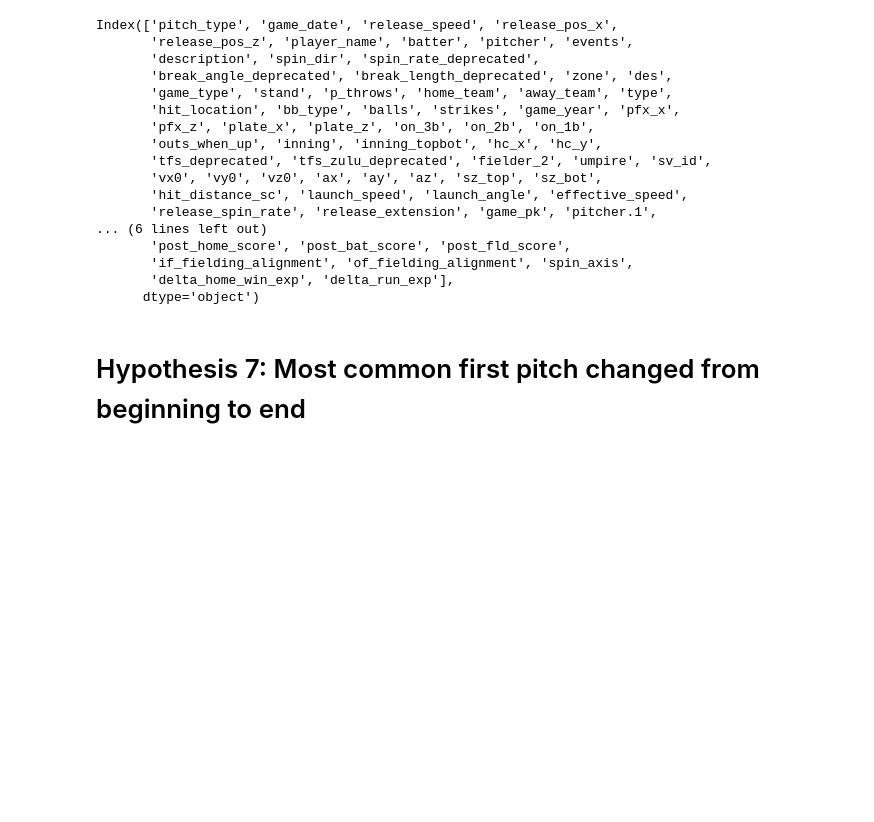
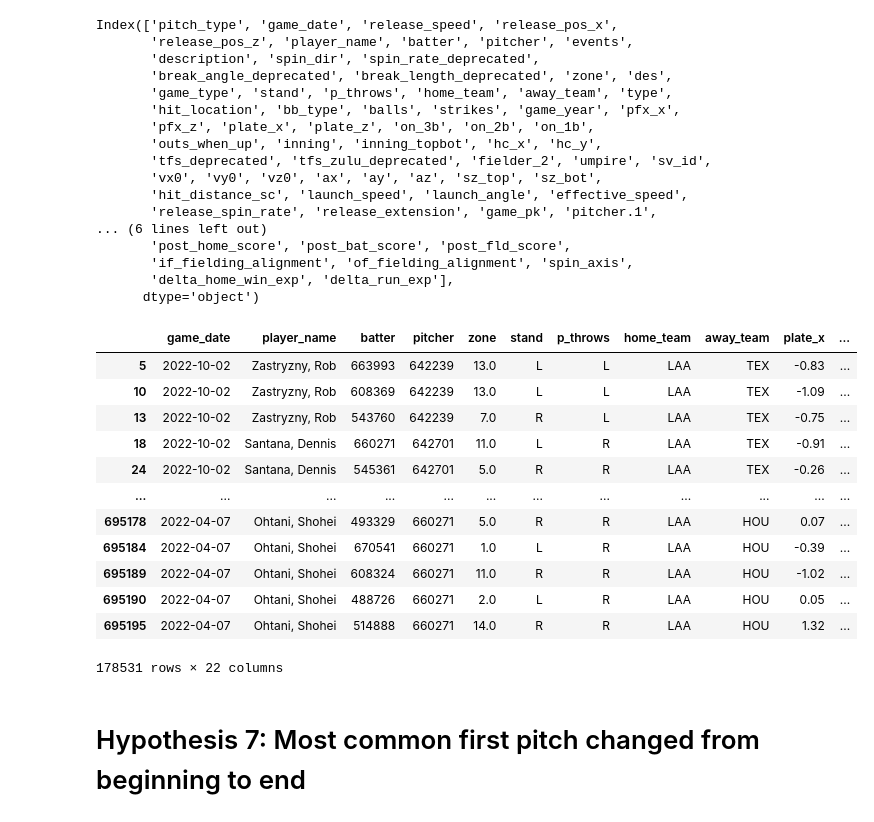
Before and after one commit to arridani/w209-final, a Jupyter notebook: notebooks/hypothesis7_eda.ipynb, the cells around one changed output. Saved outputs shown, nothing was run; the diff lists cells and outputs as text; code cells hidden in the pictures; blank space fills up the shorter version.

```diff
--- a/notebooks/hypothesis7_eda.ipynb
+++ b/notebooks/hypothesis7_eda.ipynb
@@ -34,12 +39,20 @@ first_pitch_df = df[(df.balls == 0) &
 columns = ['game_date', 'player_name', 'batter', 'pitcher','zone',
        'stand', 'p_throws', 'home_team', 'away_team', 'plate_x', 'plate_z',
        'outs_when_up', 'inning', 'inning_topbot',
-       'pitch_name',
+       'pitch_name', 'description',
        'home_score', 'away_score', 'delta_home_win_exp', 'delta_run_exp']
 
 first_pitch_df = first_pitch_df[columns]
 first_pitch_df = first_pitch_df.dropna(axis=0)
 first_pitch_df['labeled_pitch'] = ['Fastball' if 'Fastball' in str(x) else 'Off Speed' for x in first_pitch_df.pitch_name]
+first_pitch_df['labeled_outcome'] = ['strike' if x in ['foul_tip', 'foul', 'called_strike', 'swinging_strike',
+                                                      'foul_bunt', 'swinging_strike_blocked', 'missed_bunt', 'bunt_foul_tip']
+                                     else x for x in first_pitch_df.description]
+first_pitch_df['labeled_outcome'] = ['ball' if x in ['ball', 'blocked_ball', 'hit_by_pitch', 'pitchout'
+                                                      ] else x for x in first_pitch_df.labeled_outcome]
+
+first_pitch_df['labeled_outcome'] = ['hit' if x == 'hit_into_play' else x for x in first_pitch_df['labeled_outcome']]
+
 print(df.columns)
 # %% [output]
 Index(['pitch_type', 'game_date', 'release_speed', 'release_pos_x',
@@ -61,6 +74,22 @@ Index(['pitch_type', 'game_date', 'release_speed', 'release_pos_x',
       dtype='object')
 # %%
 first_pitch_df.to_csv('../data/first_pitch_data.csv')
+# %%
+first_pitch_df
+# %% [output]
+|  | game_date | player_name | batter | pitcher | zone | stand | p_throws | home_team | away_team | plate_x | ... |
+| 5 | 2022-10-02 | Zastryzny, Rob | 663993 | 642239 | 13.0 | L | L | LAA | TEX | -0.83 | ... |
+| 10 | 2022-10-02 | Zastryzny, Rob | 608369 | 642239 | 13.0 | L | L | LAA | TEX | -1.09 | ... |
+| 13 | 2022-10-02 | Zastryzny, Rob | 543760 | 642239 | 7.0 | R | L | LAA | TEX | -0.75 | ... |
+| 18 | 2022-10-02 | Santana, Dennis | 660271 | 642701 | 11.0 | L | R | LAA | TEX | -0.91 | ... |
+| 24 | 2022-10-02 | Santana, Dennis | 545361 | 642701 | 5.0 | R | R | LAA | TEX | -0.26 | ... |
+| ... | ... | ... | ... | ... | ... | ... | ... | ... | ... | ... | ... |
+| 695178 | 2022-04-07 | Ohtani, Shohei | 493329 | 660271 | 5.0 | R | R | LAA | HOU | 0.07 | ... |
+| 695184 | 2022-04-07 | Ohtani, Shohei | 670541 | 660271 | 1.0 | L | R | LAA | HOU | -0.39 | ... |
+| 695189 | 2022-04-07 | Ohtani, Shohei | 608324 | 660271 | 11.0 | R | R | LAA | HOU | -1.02 | ... |
+| 695190 | 2022-04-07 | Ohtani, Shohei | 488726 | 660271 | 2.0 | L | R | LAA | HOU | 0.05 | ... |
+| 695195 | 2022-04-07 | Ohtani, Shohei | 514888 | 660271 | 14.0 | R | R | LAA | HOU | 1.32 | ... |
+178531 rows × 22 columns
 # %% [markdown]
 # Hypothesis 7: Most common first pitch changed from beginning to end
 # %%
```
Also changed, not shown: parts of 1 cell of this notebook, 2 other files.
